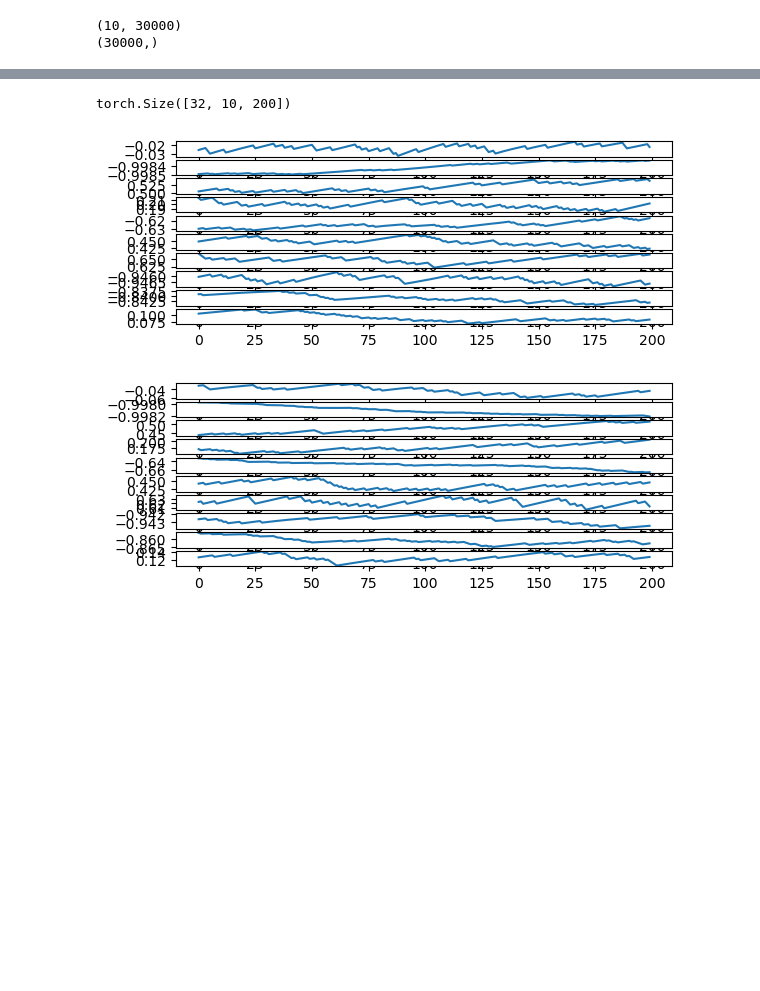
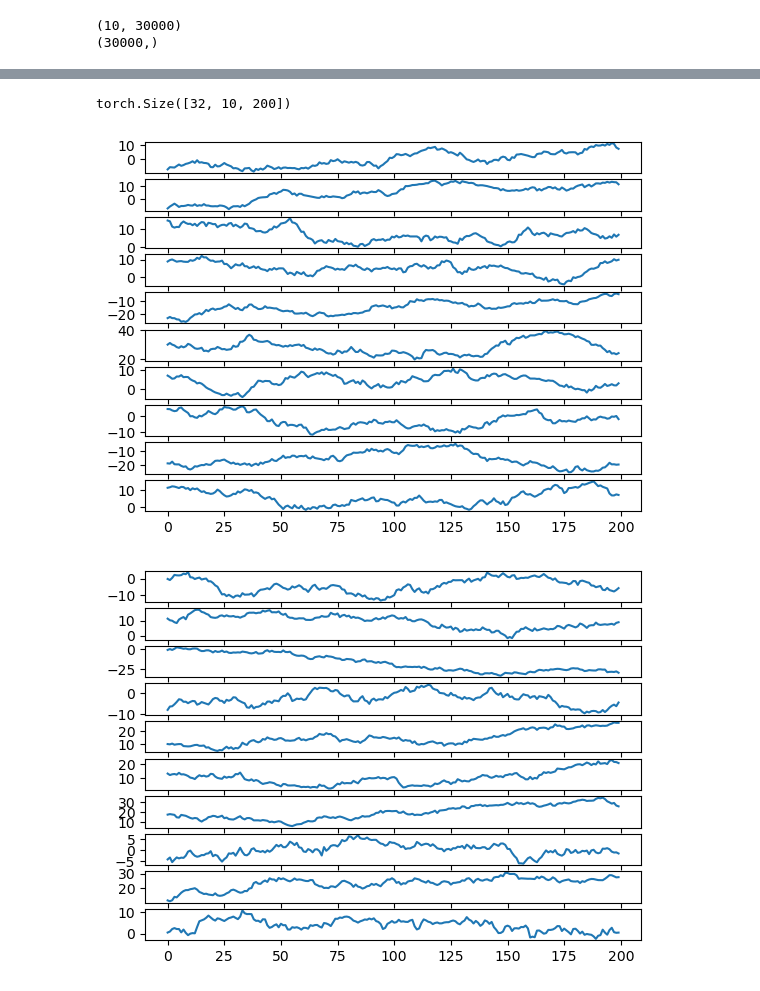
Before and after one commit to wuweizhang0723/func2graph, a Jupyter notebook: notebook/check_data/simulation_data.ipynb, the cells around one changed output, grey strips where cells are left out. Drawn from its saved outputs; the diff is of its cells as text; code cells hidden in the pictures; blank space fills up the shorter version.

Commit message:
visualization

```diff
--- a/notebook/check_data/simulation_data.ipynb
+++ b/notebook/check_data/simulation_data.ipynb
@@ -12,12 +15,14 @@ from func2graph.data import data_simulator, generate_simulation_data
 # %%
 neuron_num = 10
 dt = 0.001
-tau = 0.3
+tau = 0.5
+weight_scale = 5
+init_scale = 0.1
 
 total_time = 30000
 
 spike_neuron_num=2
-spike_input=5
+spike_input=20
 
 random_seed=42
 
@@ -27,6 +32,8 @@ simulator = data_simulator(
     random_seed=random_seed,
     spike_neuron_num=spike_neuron_num,
     spike_input=spike_input,
+    weight_scale= weight_scale,
+    init_scale=init_scale,
     total_time=total_time,
 )
 
@@ -52,0 +54,14 @@ for i in range(neuron_num):
+# %%
+for i in range(neuron_num):
+    plt.subplot(10, 1, i+1)
+    plt.plot(result[i])
+plt.show()
+
+for i in range(neuron_num):
+    plt.subplot(10, 1, i+1)
+    plt.plot(result[i][400:600])
+plt.show()
+
+for i in range(neuron_num):
+    plt.subplot(10, 1, i+1)
+    plt.plot(result[i][5000:5200])
@@ -52,0 +72,14 @@ for i in range(neuron_num):
+# %%
+for i in range(neuron_num):
+    plt.subplot(10, 1, i+1)
+    plt.plot(result[i])
+plt.show()
+
+for i in range(neuron_num):
+    plt.subplot(10, 1, i+1)
+    plt.plot(result[i][400:600])
+plt.show()
+
+for i in range(neuron_num):
+    plt.subplot(10, 1, i+1)
+    plt.plot(result[i][5000:5200])
@@ -89,17 +123,17 @@ tensor([17194, 12158,  3628,  9830, 12237, 22771,  1424,  3196, 20310, 15807])
 # %%
 for i_batch, sample_batched in enumerate(train_dataloader):
     print(sample_batched[0].shape)
     samples = sample_batched[0][0:2]
     for i in range(neuron_num):
-        plt.subplot(20, 1, i+1)
+        plt.subplot(10, 1, i+1)
         plt.plot(samples[0][i])
     plt.show()
     for i in range(neuron_num):
-        plt.subplot(20, 1, i+1)
+        plt.subplot(10, 1, i+1)
         plt.plot(samples[1][i])
     plt.show()
     break
 # %% [output]
 torch.Size([32, 10, 200])
-[figure, old version]
+[figure, new version]
-[figure, old version]
+[figure, new version]
```
Also changed, not shown: parts of 6 cells of this notebook, 2 other files.
